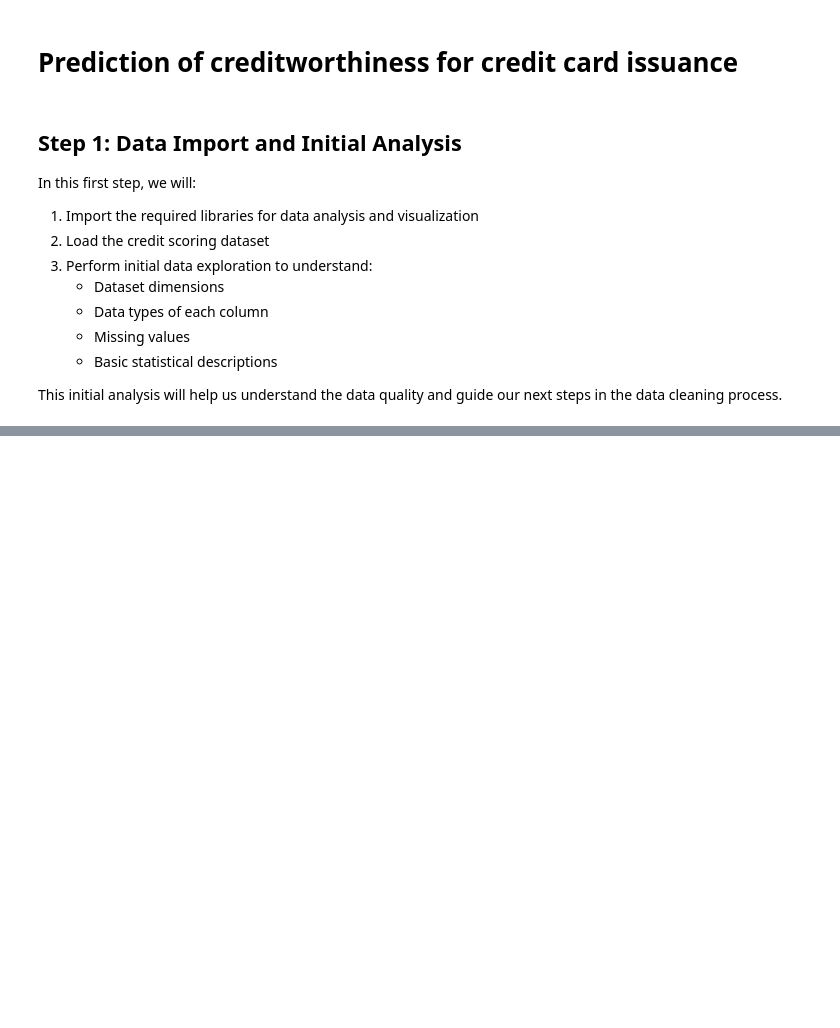
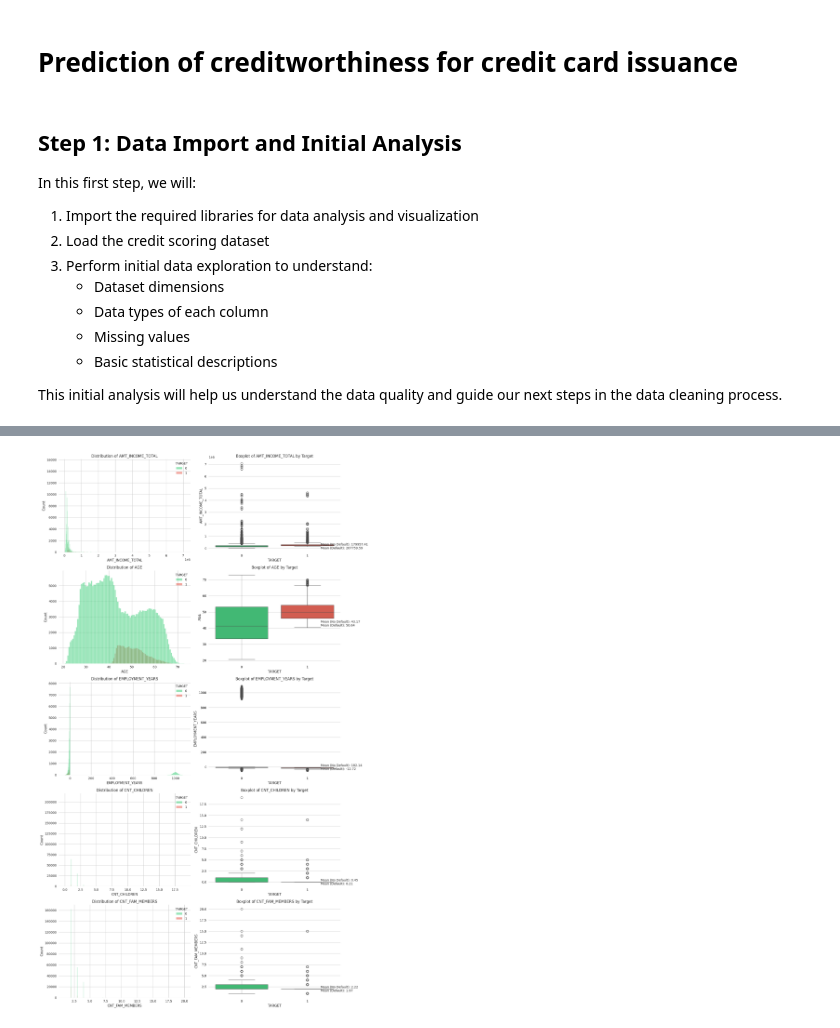
Before and after one commit to LorenzoVu/Prediction-of-creditworthiness-for-credit-card-issuance, a Jupyter notebook: creditworthiness.ipynb, the cells around one changed output, grey strips where cells are left out. Saved outputs shown, nothing was run; the diff lists cells and outputs as text; code cells hidden in the pictures; blank space fills up the shorter version.

```diff
--- a/creditworthiness.ipynb
+++ b/creditworthiness.ipynb
@@ -284,0 +200,87 @@ for var in categorical_vars:
+# %%
+# Numerical Features Analysis
+def analyze_numerical_features(df, numeric_features):
+    """Analyze numerical features with histograms and boxplots."""
+    n_features = len(numeric_features)
+    fig, axes = plt.subplots(n_features, 2, figsize=(15, 5*n_features))
+
+    for idx, feature in enumerate(numeric_features):
+        # Histogram with KDE
+        sns.histplot(data=df, x=feature, hue='TARGET',
+                    multiple="layer", palette=TARGET_COLORS,
+                    alpha=0.5, ax=axes[idx, 0])
+        axes[idx, 0].set_title(f'Distribution of {feature}')
+
+        # Boxplot
+        sns.boxplot(data=df, y=feature, x='TARGET',
+                   palette=TARGET_COLORS, ax=axes[idx, 1])
+        axes[idx, 1].set_title(f'Boxplot of {feature} by Target')
+
+        # Add basic statistics
+        stats = df.groupby('TARGET')[feature].describe()
+        stats_text = (f"Mean (No Default): {stats.loc[0, 'mean']:.2f}\n"
+                     f"Mean (Default): {stats.loc[1, 'mean']:.2f}")
+        axes[idx, 1].text(1.2, df[feature].median(), stats_text,
+                         verticalalignment='center')
+
+    plt.tight_layout()
+    return None
+
+def detect_and_handle_outliers(df, numeric_features):
+    """Detect and handle outliers in numerical features."""
+    df_cleaned = df.copy()
+    outlier_summary = {}
+
+    for feature in numeric_features:
+        # Special handling for EMPLOYMENT_YEARS (preserve sign)
+        if feature == 'EMPLOYMENT_YEARS':
+            continue
+
+        # Detect outliers
+        lower_bound, upper_bound = detect_outliers(df, feature)
+        mask = (df[feature] < lower_bound) | (df[feature] > upper_bound)
+        outliers = mask.sum()
+
+        # Store outlier information
+        outlier_summary[feature] = {
+            'outliers_count': outliers,
+            'outliers_percentage': (outliers/len(df))*100,
+            'lower_bound': lower_bound,
+            'upper_bound': upper_bound
+        }
+
+        # Handle outliers by clipping
+        df_cleaned[feature] = df_cleaned[feature].clip(lower_bound, upper_bound)
+
+    # Print outlier summary
+    print("Outlier Summary:")
+    for feature, info in outlier_summary.items():
+        print(f"\n{feature}:")
+        print(f"  Number of outliers: {info['outliers_count']}")
+        print(f"  Percentage of outliers: {info['outliers_percentage']:.2f}%")
+        print(f"  Bounds: [{info['lower_bound']:.2f}, {info['upper_bound']:.2f}]")
+
+    return df_cleaned, outlier_summary
+
+# Analyze numerical features
+analyze_numerical_features(df, NUMERIC_FEATURES)
+
+# Detect and handle outliers
+df_cleaned, outlier_summary = detect_and_handle_outliers(df, NUMERIC_FEATURES)
+
+# Create correlation matrix visualization
+def plot_correlation_matrix(df, features):
+    """Plot correlation matrix for selected features."""
+    correlation_matrix = df[features + ['TARGET']].corr()
+
+    plt.figure(figsize=(10, 8))
+    mask = np.triu(np.ones_like(correlation_matrix), k=1)
+    sns.heatmap(correlation_matrix, mask=mask, annot=True, cmap='coolwarm',
+                center=0, fmt='.2f', square=True)
+    plt.title('Correlation Matrix of Numerical Features')
+    plt.tight_layout()
+    return correlation_matrix
+
+# Plot correlation matrix
+correlation_matrix = plot_correlation_matrix(df_cleaned, NUMERIC_FEATURES)
+# %% [output]
@@ -284,0 +304 @@ for var in categorical_vars:
+[figure, added]
```
Also changed, not shown: parts of 12 cells of this notebook.
